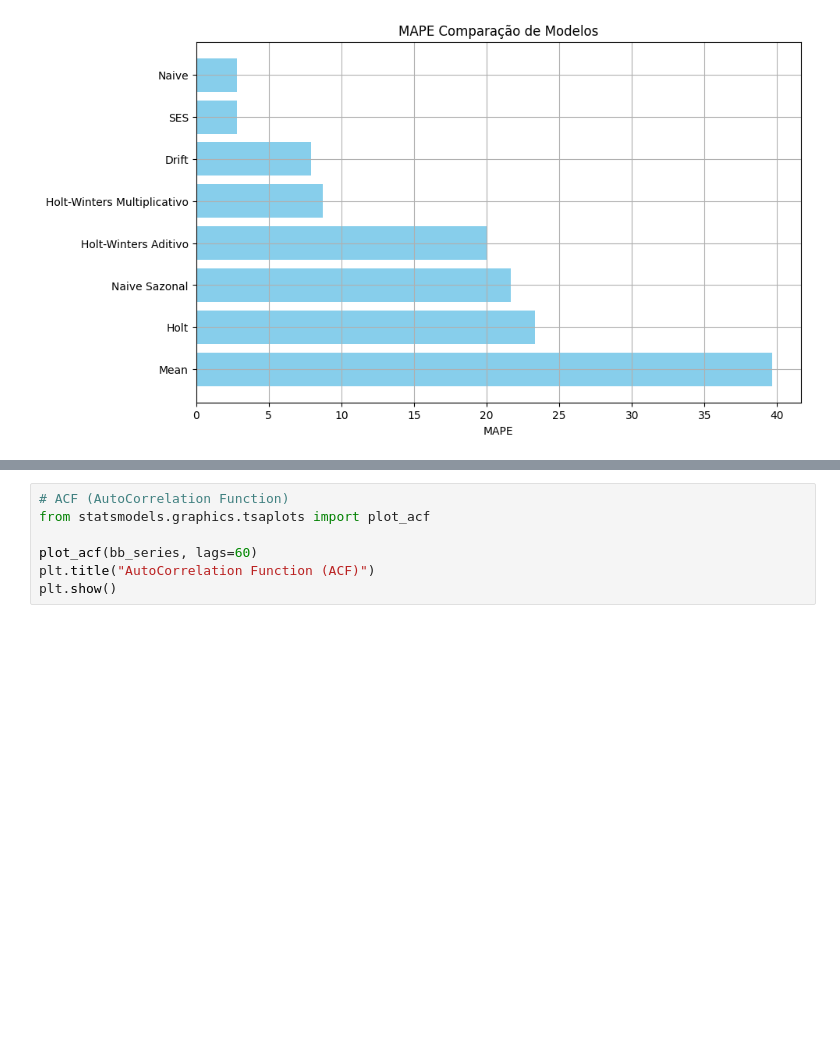
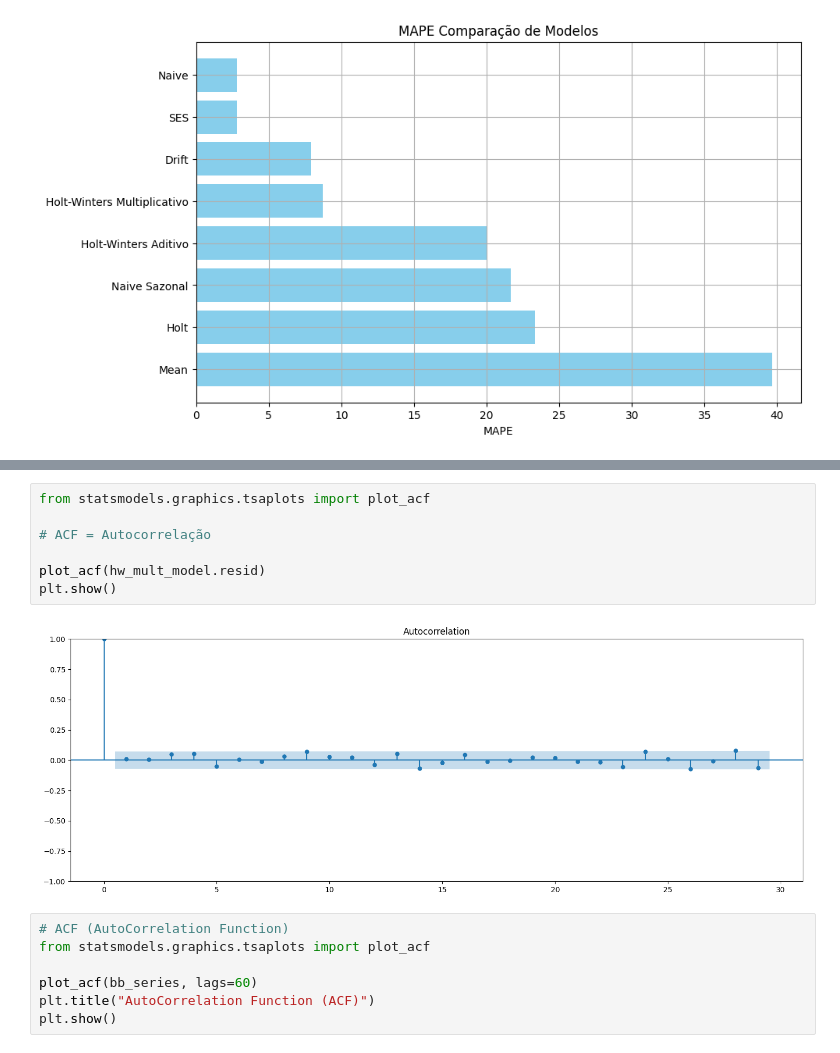
Before and after one commit to Botelho97/tcc-predict-stocks-models-comparison, a Jupyter notebook: models.ipynb, the cells around one changed output, grey strips where cells are left out. Cells and saved outputs as stored; diff of their text form; blank space fills up the shorter version.

```diff
--- a/models.ipynb
+++ b/models.ipynb
@@ -476,3 +495,12 @@ plt.show()
+# %%
+from statsmodels.graphics.tsaplots import plot_acf
+
+# ACF = Autocorrelação
+
+plot_acf(hw_mult_model.resid)
+plt.show()
+# %% [output]
+[figure, added]
 # %%
 # ACF (AutoCorrelation Function)
 from statsmodels.graphics.tsaplots import plot_acf
```
Also changed, not shown: parts of 5 cells of this notebook.
